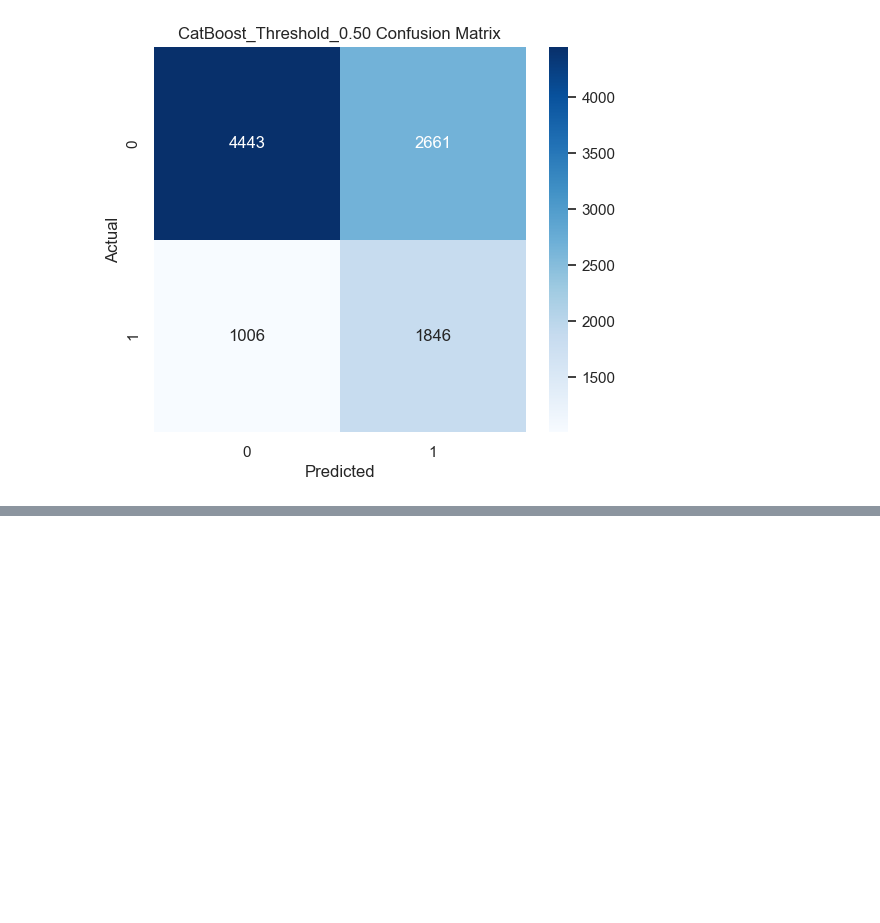
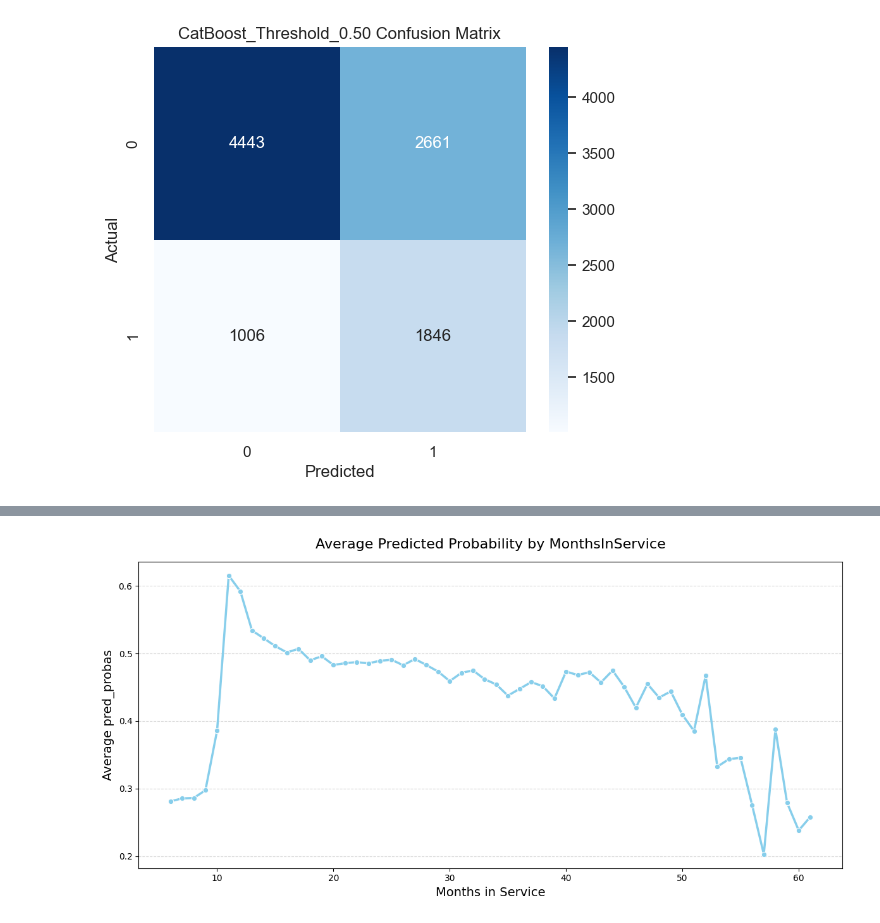
Before and after one commit to SKNETWORKS-FAMILY-AICAMP/SKN24-2nd-6Team, a Jupyter notebook: src/models/catboost/ML_CatBoost_Final.ipynb, the cells around one changed output, grey strips where cells are left out. Cells and saved outputs as stored; diff of their text form; code cells hidden in the pictures; blank space fills up the shorter version.

```diff
--- a/src/models/catboost/ML_CatBoost_Final.ipynb
+++ b/src/models/catboost/ML_CatBoost_Final.ipynb
@@ -379,0 +482,25 @@ plt.show()
+# %%
+target_feature = 'MonthsInService'
+pred_df['Month'] = pred_df[target_feature].astype(int)
+
+month_means = pred_df.groupby('Month')['pred_probas'].mean().reset_index()
+
+plt.figure(figsize=(12, 6))
+sns.lineplot(data=month_means,
+             x='Month',
+             y='pred_probas',
+             color='skyblue',
+             linewidth=2.5,
+             marker='o',
+             markersize=6)
+
+plt.title(f'Average Predicted Probability by {target_feature}', fontsize=16, pad=15)
+plt.xlabel('Months in Service', fontsize=14)
+plt.ylabel('Average pred_probas', fontsize=14)
+plt.grid(axis='y', linestyle='--', alpha=0.5)
+plt.tight_layout()
+plt.show()
+
+pred_df.drop(columns=['Month'], inplace=True)
+# %% [output]
+[figure, added]
```
Also changed, not shown: parts of 7 cells of this notebook.
